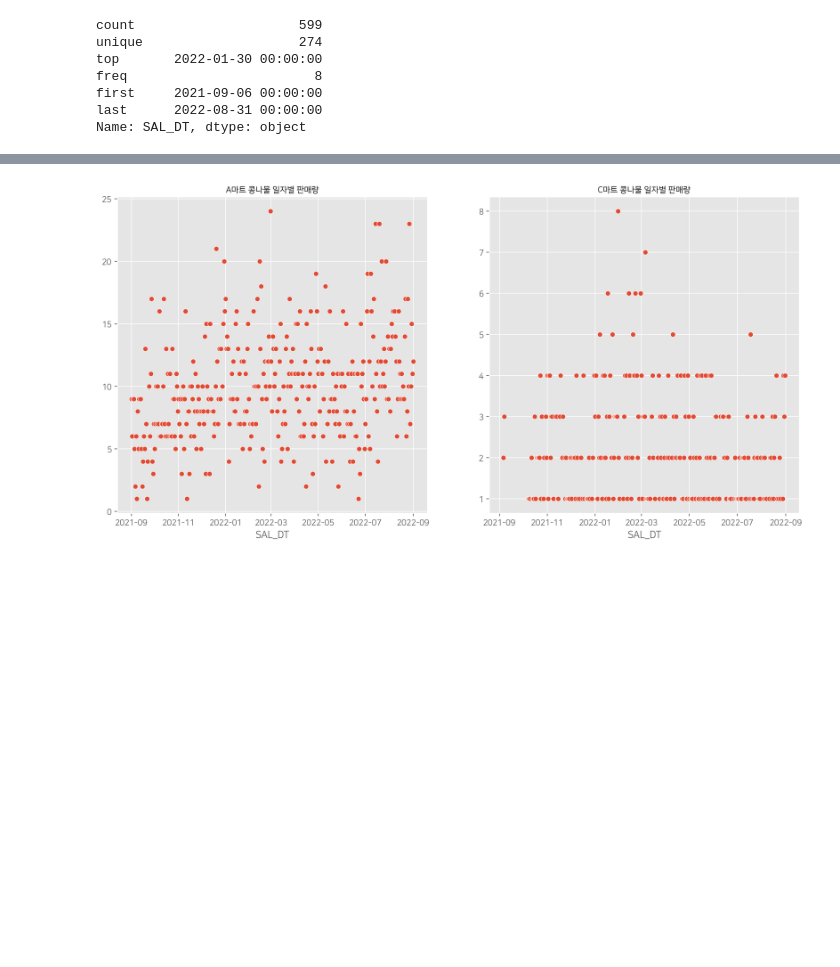
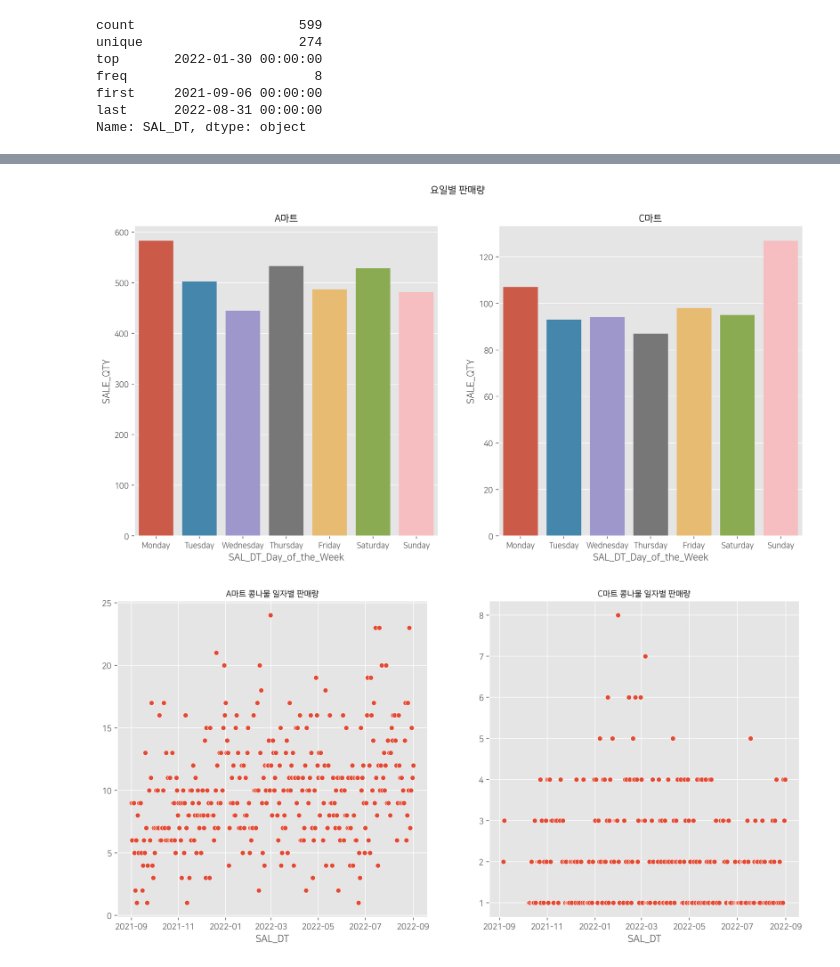
Before and after one commit to headgen/Year_Dream_2nd, a Jupyter notebook: Project/Team/Retail/(221001) Retail_EDA.ipynb, the cells around one changed output, grey strips where cells are left out. Cells and saved outputs as stored; diff of their text form; code cells hidden in the pictures; blank space fills up the shorter version.

```diff
--- a/Project/Team/Retail/(221001) Retail_EDA.ipynb
+++ b/Project/Team/Retail/(221001) Retail_EDA.ipynb
@@ -344,3 +303,24 @@ plt.show()
+# %%
+# Pivot Table
+cnm_group_dw_a = pd.pivot_table(data=cnm_a, index='SAL_DT_Day_of_the_Week', values='SALE_QTY', aggfunc='sum')
+cnm_group_dw_c = pd.pivot_table(data=cnm_c, index='SAL_DT_Day_of_the_Week', values='SALE_QTY', aggfunc='sum')
+
+# Graph
+plt.figure(figsize=(15,7))
+plt.style.use('ggplot')
+plt.suptitle('요일별 판매량', fontweight='bold', size = 12)
+
+plt.subplot(121)
+plt.title('A마트', fontweight='bold', size = 12)
+sns.barplot(x=cnm_group_dw_a.index, y=cnm_group_dw_a['SALE_QTY'], order=['Monday','Tuesday','Wednesday','Thursday','Friday','Saturday','Sunday'])
+
+plt.subplot(122)
+plt.title('C마트', fontweight='bold', size = 12)
+sns.barplot(x=cnm_group_dw_c.index, y=cnm_group_dw_c['SALE_QTY'], order=['Monday','Tuesday','Wednesday','Thursday','Friday','Saturday','Sunday'])
+
+plt.show()
+# %% [output]
+[figure, added]
 # %%
 plt.figure(figsize=(15,7))
 plt.style.use('ggplot')
```
Also changed, not shown: parts of 11 cells of this notebook.
